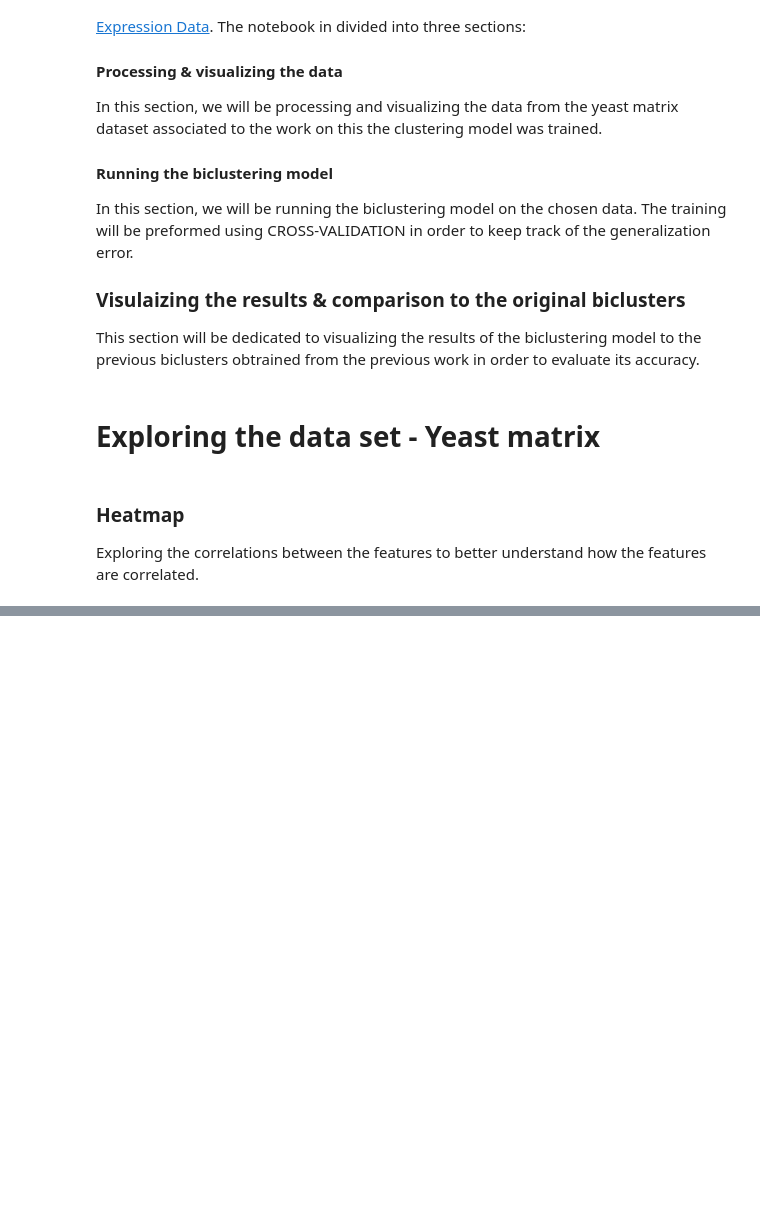
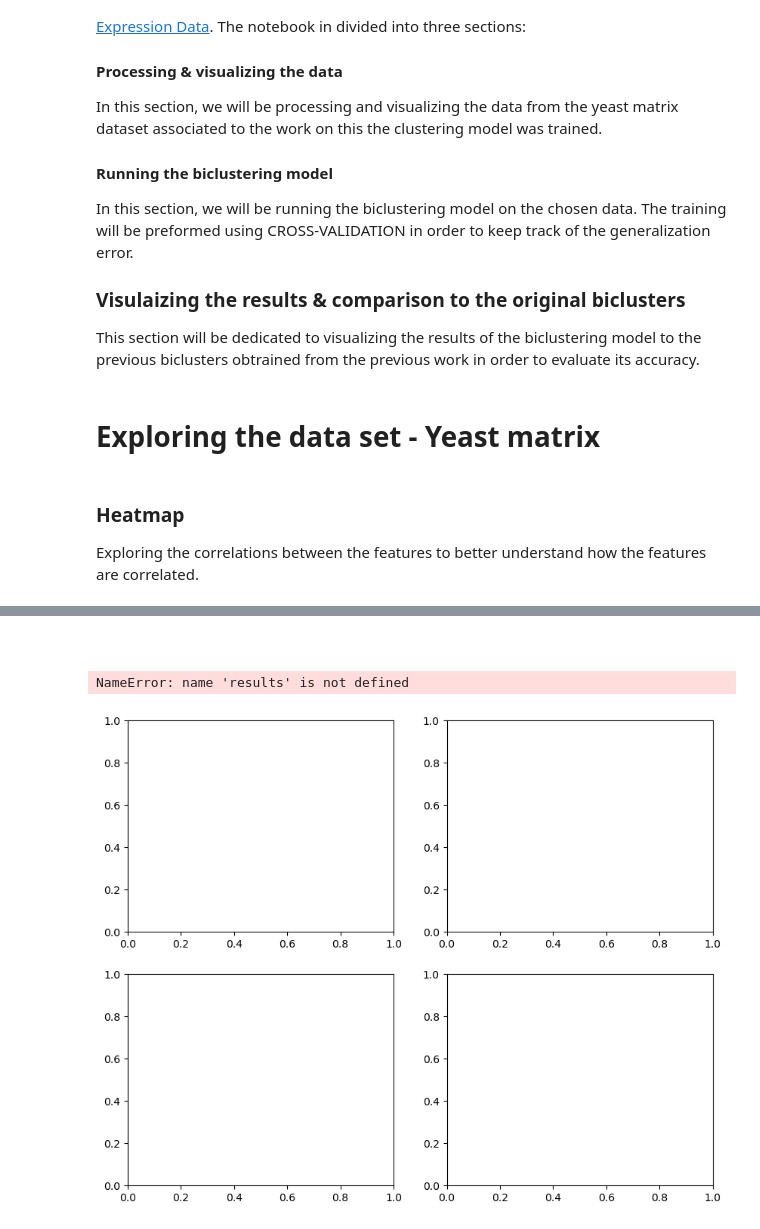
Before and after one commit to ikram-md/biclustering_algorithms, a Jupyter notebook: experiments.ipynb, the cells around one changed output, grey strips where cells are left out. Drawn from its saved outputs; the diff is of its cells as text; code cells hidden in the pictures; blank space fills up the shorter version.

```diff
--- a/experiments.ipynb
+++ b/experiments.ipynb
@@ -55,0 +64,11 @@ Time taken to generated 5 biclusters : 3.930251121520996
+# %% [markdown]
+####
+# %%
+fig, axes = plt.subplots(nrows=2, ncols=2, figsize=(10, 8))
+exp  = results["30"]
+print('Rows \t|Columns\t|mrs score\t\n')
+for bicluster in exp.biclusters:
+    print(f"{bicluster.rows}\t|{bicluster.columns}\t|{bicluster.msr_score}\n")
+# %% [output]
+NameError: name 'results' is not defined
+[figure, added]
```
Also changed, not shown: parts of 13 cells of this notebook.
